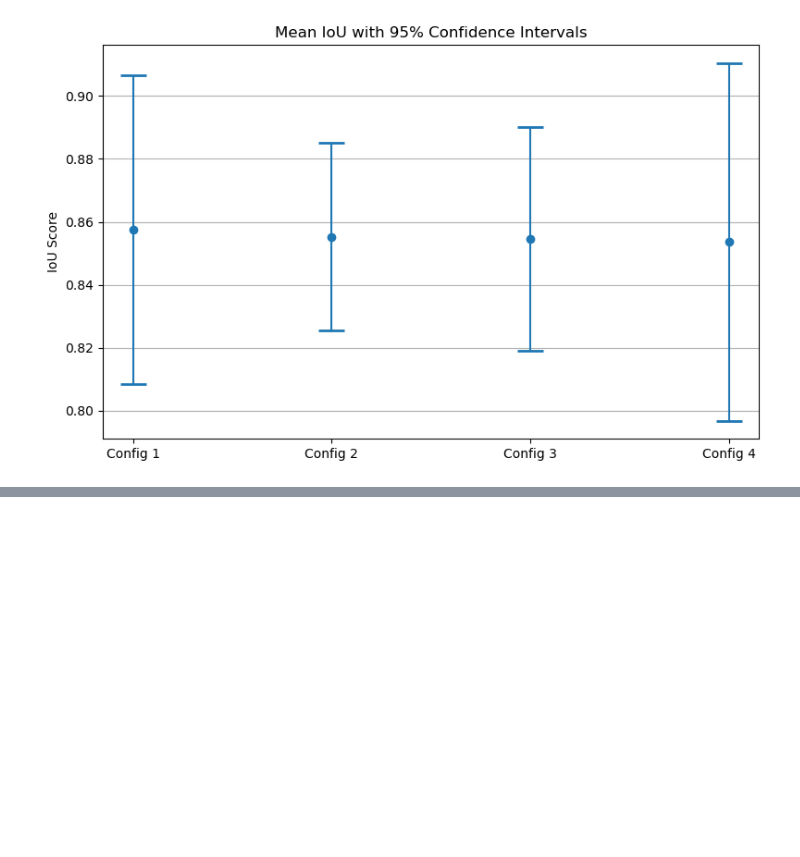
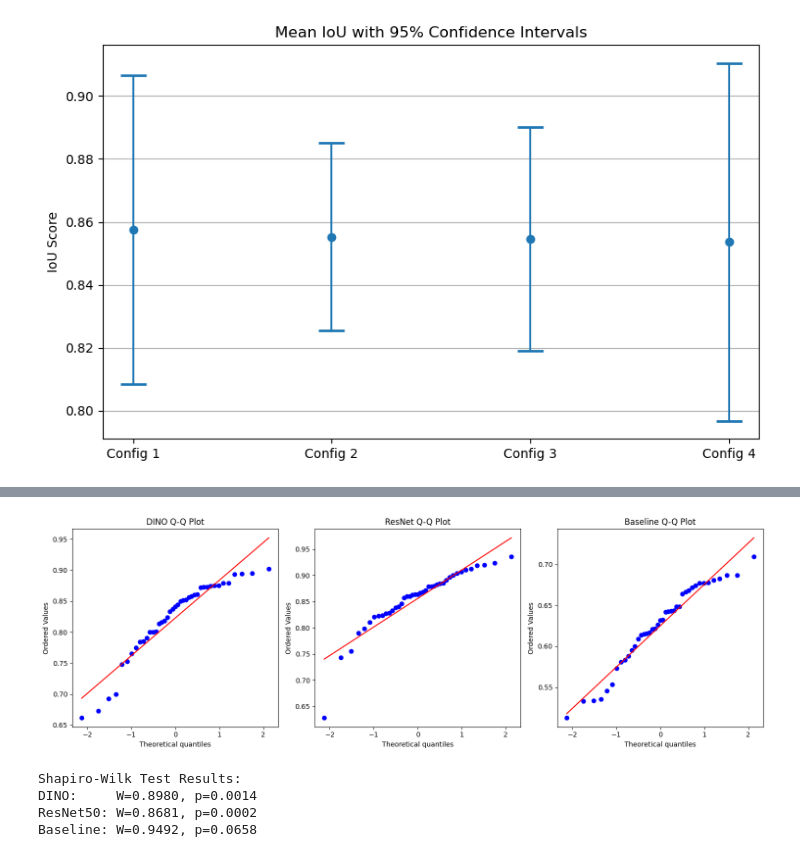
Before and after one commit to Alfred-Aqraou/nk-cell-segmentation, a Jupyter notebook: stats_test.ipynb, the cells around one changed output, grey strips where cells are left out. Saved outputs shown, nothing was run; the diff lists cells and outputs as text; code cells hidden in the pictures; blank space fills up the shorter version.

Commit message:
Stats update

```diff
--- a/stats_test.ipynb
+++ b/stats_test.ipynb
@@ -200,7 +296,7 @@ import numpy as np
 from scipy.stats import friedmanchisquare
 
 for fold in range(1, 6):
-    iou_dino      = np.load(f"exports/dino/dino_np/per_image_iou_fold{fold}.npy")
+    iou_dino      = np.load(f"exports/dino/dino_np/dino_fdnzv5c2_e399_per_image_iou_fold{fold}.npy")
     iou_resnet50  = np.load(f"exports/unet/resnet_np/resnet50_per_image_iou_fold{fold}.npy")
     iou_baseline  = np.load(f"exports/baseline/baseline_np/per_image_iou_fold{fold}_baseline.npy")
 
@@ -235,7 +331,9 @@ all_iou_baseline = []
 
 # Loop over all 5 folds
 for fold in range(1, 6):
-    iou_dino      = np.load(f"exports/dino/dino_np/per_image_iou_fold{fold}.npy")
+
+
+    iou_dino      = np.load(f"exports/dino/dino_np/dino_fdnzv5c2_e399_per_image_iou_fold{fold}.npy")
     iou_resnet50  = np.load(f"exports/unet/resnet_np/resnet50_per_image_iou_fold{fold}.npy")
     iou_baseline  = np.load(f"exports/baseline/baseline_np/per_image_iou_fold{fold}_baseline.npy")
 
@@ -272,0 +412,50 @@ Combined Nemenyi post-hoc test (p-values):
+# %%
+import numpy as np
+import scipy.stats as stats
+import matplotlib.pyplot as plt
+
+# Initialize lists to store IoU scores
+dino_scores = []
+resnet_scores = []
+baseline_scores = []
+
+# Load per-image IoU scores from 5 folds
+for fold in range(1,6):
+    dino_path = f"exports/dino/dino_np/dino_fdnzv5c2_e399_per_image_iou_fold{fold}.npy"
+    resnet_path = f"exports/unet/resnet_np/resnet50_per_image_iou_fold{fold}.npy"
+    baseline_path = f"exports/baseline/baseline_np/per_image_iou_fold{fold}_baseline.npy"
+
+    dino_scores.extend(np.load(dino_path))
+    resnet_scores.extend(np.load(resnet_path))
+    baseline_scores.extend(np.load(baseline_path))
+
+# Run Shapiro-Wilk test for normality
+shapiro_dino = stats.shapiro(dino_scores)
+shapiro_resnet = stats.shapiro(resnet_scores)
+shapiro_baseline = stats.shapiro(baseline_scores)
+
+# Create Q-Q plots to visually assess normality
+fig, axes = plt.subplots(1, 3, figsize=(15, 5))
+stats.probplot(dino_scores, dist="norm", plot=axes[0])
+axes[0].set_title("DINO Q-Q Plot")
+
+stats.probplot(resnet_scores, dist="norm", plot=axes[1])
+axes[1].set_title("ResNet Q-Q Plot")
+
+stats.probplot(baseline_scores, dist="norm", plot=axes[2])
+axes[2].set_title("Baseline Q-Q Plot")
+
+plt.tight_layout()
+plt.show()
+
+# Print Shapiro-Wilk test results
+print("Shapiro-Wilk Test Results:")
+print(f"DINO:     W={shapiro_dino.statistic:.4f}, p={shapiro_dino.pvalue:.4f}")
+print(f"ResNet50: W={shapiro_resnet.statistic:.4f}, p={shapiro_resnet.pvalue:.4f}")
+print(f"Baseline: W={shapiro_baseline.statistic:.4f}, p={shapiro_baseline.pvalue:.4f}")
+# %% [output]
+[figure, added]
+Shapiro-Wilk Test Results:
+DINO:     W=0.8980, p=0.0014
+ResNet50: W=0.8681, p=0.0002
+Baseline: W=0.9492, p=0.0658
```
Also changed, not shown: parts of 6 cells of this notebook, 15 other files.
